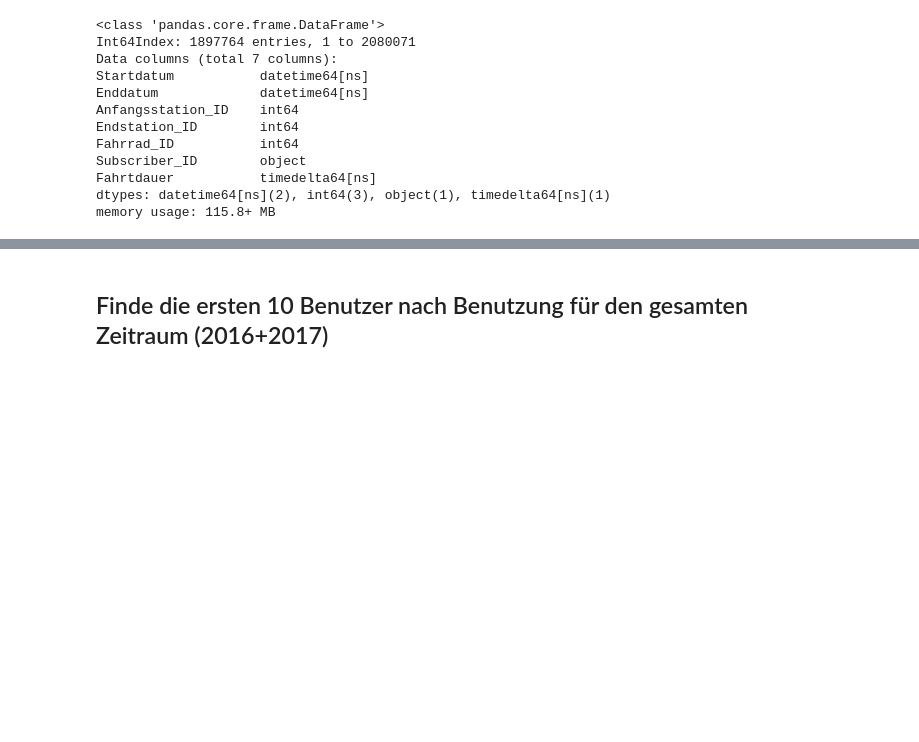
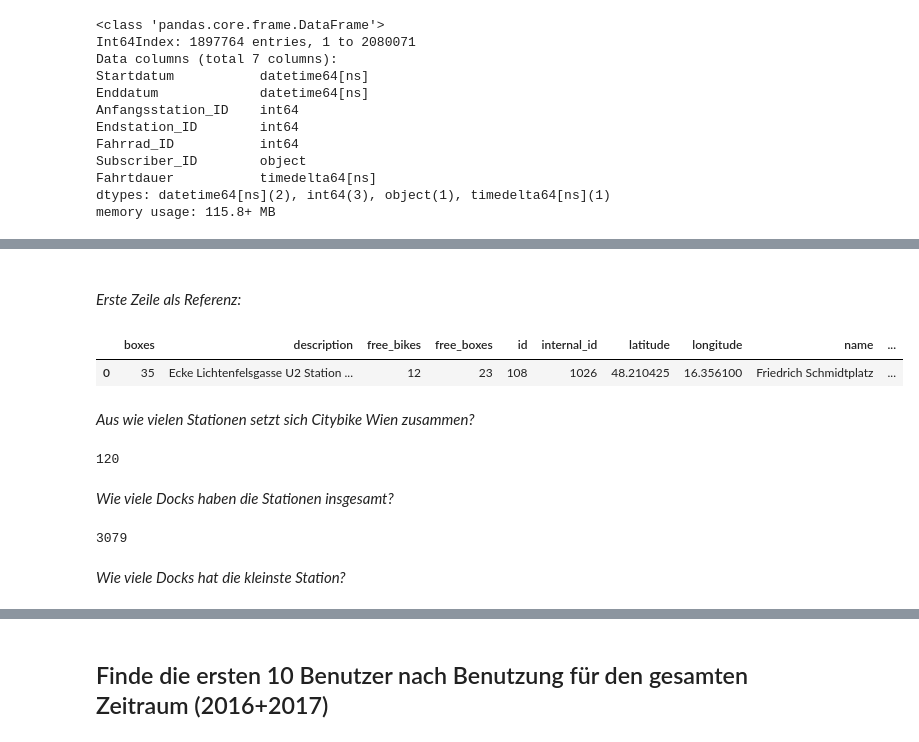
Before and after one commit to Schnitzelmeister/BA, a Jupyter notebook: Jupyter Notebooks/CityBike Wien Datenauswertung.ipynb, the cells around one changed output, grey strips where cells are left out. Saved outputs shown, nothing was run; the diff lists cells and outputs as text; code cells hidden in the pictures; blank space fills up the shorter version.

```diff
--- a/Jupyter Notebooks/CityBike Wien Datenauswertung.ipynb
+++ b/Jupyter Notebooks/CityBike Wien Datenauswertung.ipynb
@@ -73,0 +89,2 @@ df_total_cleansed.head(1)
+# %% [markdown]
+<i></i>
@@ -73,0 +97,23 @@ df_total_cleansed.head(1)
+# %% [markdown]
+<i>Erste Zeile als Referenz:</i>
+# %%
+stations_dataframe.head(1)
+# %% [output]
+|  | boxes | description | free_bikes | free_boxes | id | internal_id | latitude | longitude | name | ... |
+| 0 | 35 | Ecke Lichtenfelsgasse U2 Station ... | 12 | 23 | 108 | 1026 | 48.210425 | 16.356100 | Friedrich Schmidtplatz | ... |
+# %% [markdown]
+<i>Aus wie vielen Stationen setzt sich Citybike Wien zusammen?</i>
+# %%
+stations_dataframe['internal_id'].count()
+# %% [output]
+120
+# %% [markdown]
+<i>Wie viele Docks haben die Stationen insgesamt?</i>
+# %%
+stations_dataframe['boxes'] = stations_dataframe['boxes'].astype('int')
+
+stations_dataframe['boxes'].sum()
+# %% [output]
+3079
+# %% [markdown]
+<i>Wie viele Docks hat die kleinste Station?</i>
```
Also changed, not shown: parts of 89 cells of this notebook, 5 other files.
